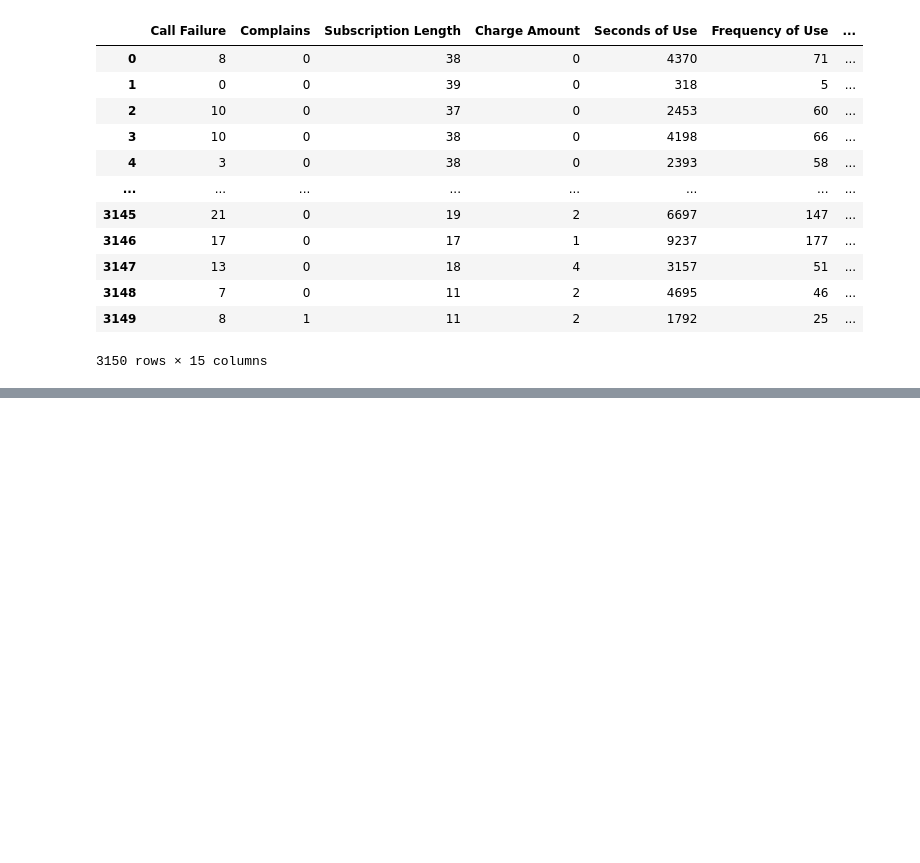
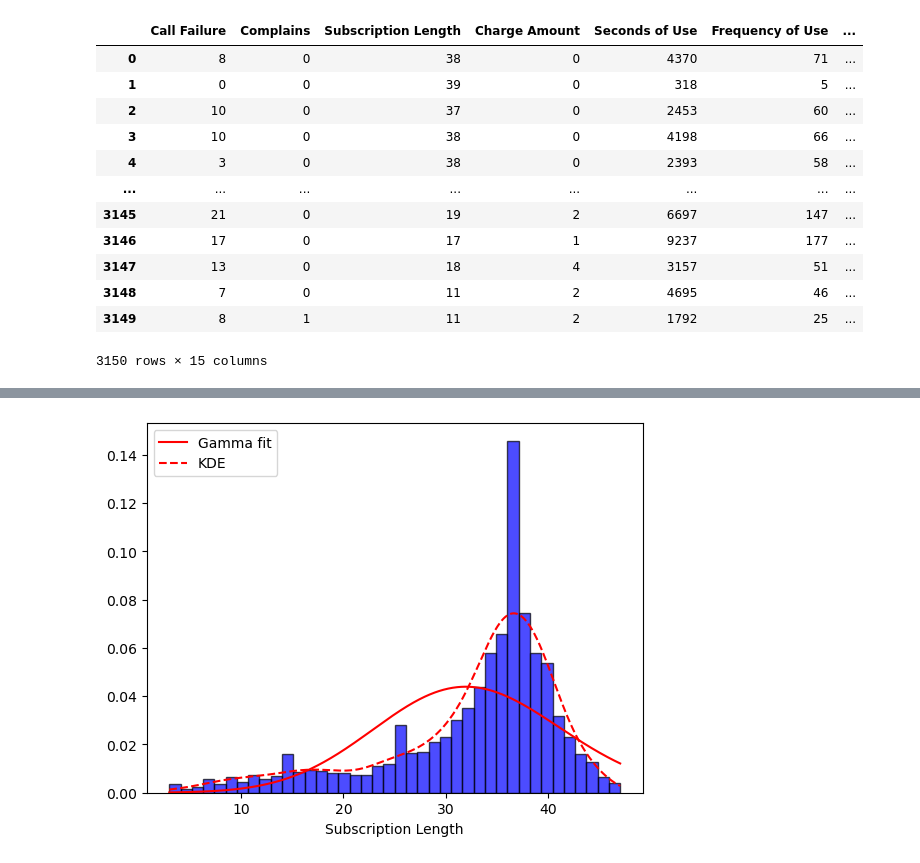
Before and after one commit to Dhunsheth/customer-churn-analysis, a Jupyter notebook: EDA.ipynb, the cells around one changed output, grey strips where cells are left out. Saved outputs shown, nothing was run; the diff lists cells and outputs as text; code cells hidden in the pictures; blank space fills up the shorter version.

```diff
--- a/EDA.ipynb
+++ b/EDA.ipynb
@@ -33,0 +148,22 @@ data
+# %%
+# Number of months for a subscription - should be something else...not poisson
+# because this isn't over some time interval unlike call failures which is # of call failuers over the 9-month period
+# maybe Gamma works - time until they leave/subscription ends
+plt.hist(data['Subscription Length'], bins=40, density=True, alpha=0.7, color='blue', edgecolor='black')
+
+a, loc, scale = gamma.fit(data['Subscription Length'])
+
+x_f = np.linspace(data['Subscription Length'].min(), data['Subscription Length'].max(), 1000)
+fitted_pdf = gamma.pdf(x, a, loc, scale)
+
+kde = gaussian_kde(data['Subscription Length'])
+x = np.linspace(data['Subscription Length'].min(), data['Subscription Length'].max(), 1000)
+density_kde = kde(x)
+
+plt.plot(x_f, fitted_pdf, 'r', label='Gamma fit')
+plt.plot(x, density_kde, label='KDE', color='r', linestyle='--')
+plt.xlabel('Subscription Length')
+plt.legend()
+plt.show()
+# %% [output]
+[figure, added]
```
Also changed, not shown: parts of 24 cells of this notebook.
